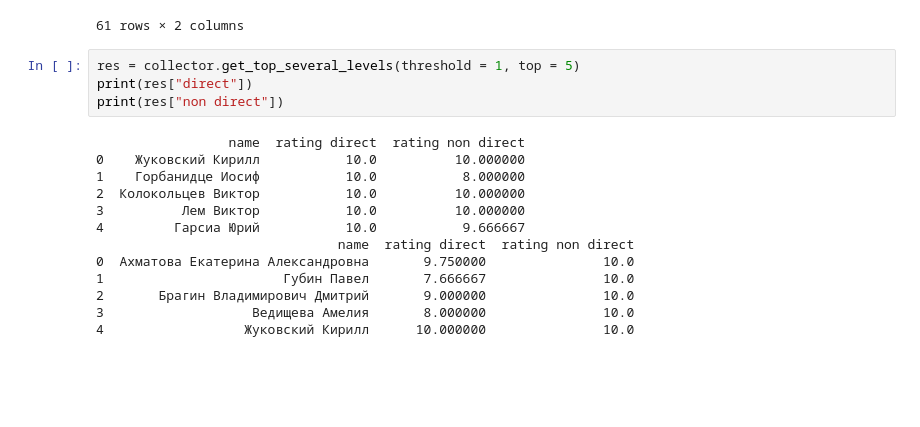
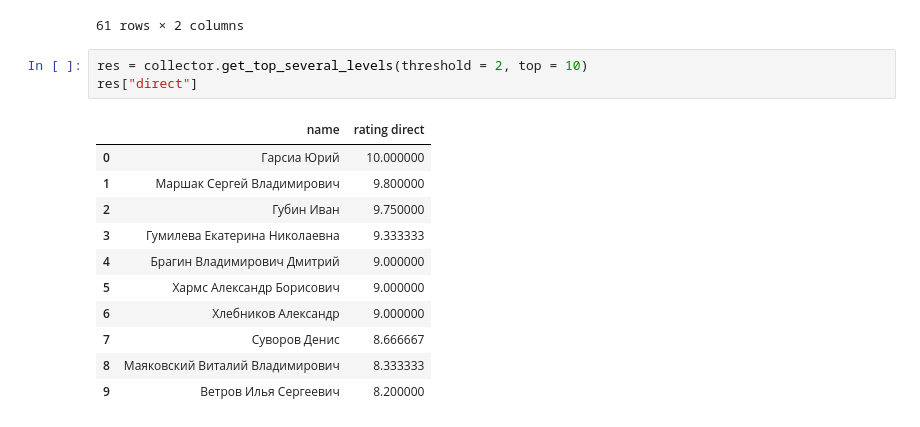
Before and after one commit to v-zaycev/AI-analysis-of-free-survey-responses, a Jupyter notebook: report.ipynb, the cells around one changed output. Cells and saved outputs as stored; diff of their text form; blank space fills up the shorter version.

```diff
--- a/report.ipynb
+++ b/report.ipynb
@@ -517,19 +135,17 @@ collector.get_top_one_level(threshold = 1, top = 100)
 | 60 | Островский Андрей Федорович | 2.000000 |
 61 rows × 2 columns
 # %%
-res = collector.get_top_several_levels(threshold = 1, top = 5)
-print(res["direct"])
-print(res["non direct"])
+res = collector.get_top_several_levels(threshold = 2, top = 10)
+res["direct"]
 # %% [output]
-                 name  rating direct  rating non direct
-0    Жуковский Кирилл           10.0          10.000000
-1    Горбанидце Иосиф           10.0           8.000000
-2  Колокольцев Виктор           10.0          10.000000
-3          Лем Виктор           10.0          10.000000
-4         Гарсиа Юрий           10.0           9.666667
-                               name  rating direct  rating non direct
-0  Ахматова Екатерина Александровна       9.750000               10.0
-1                       Губин Павел       7.666667               10.0
-2       Брагин Владимирович Дмитрий       9.000000               10.0
-3                   Ведищева Амелия       8.000000               10.0
-4                  Жуковский Кирилл      10.000000               10.0
+|  | name | rating direct |
+| 0 | Гарсиа Юрий | 10.000000 |
+| 1 | Маршак Сергей Владимирович | 9.800000 |
+| 2 | Губин Иван | 9.750000 |
+| 3 | Гумилева Екатерина Николаевна | 9.333333 |
+| 4 | Брагин Владимирович Дмитрий | 9.000000 |
+| 5 | Хармс Александр Борисович | 9.000000 |
+| 6 | Хлебников Александр | 9.000000 |
+| 7 | Суворов Денис | 8.666667 |
+| 8 | Маяковский Виталий Владимирович | 8.333333 |
+| 9 | Ветров Илья Сергеевич | 8.200000 |
```
Also changed, not shown: parts of 32 cells of this notebook, 2 other files.
